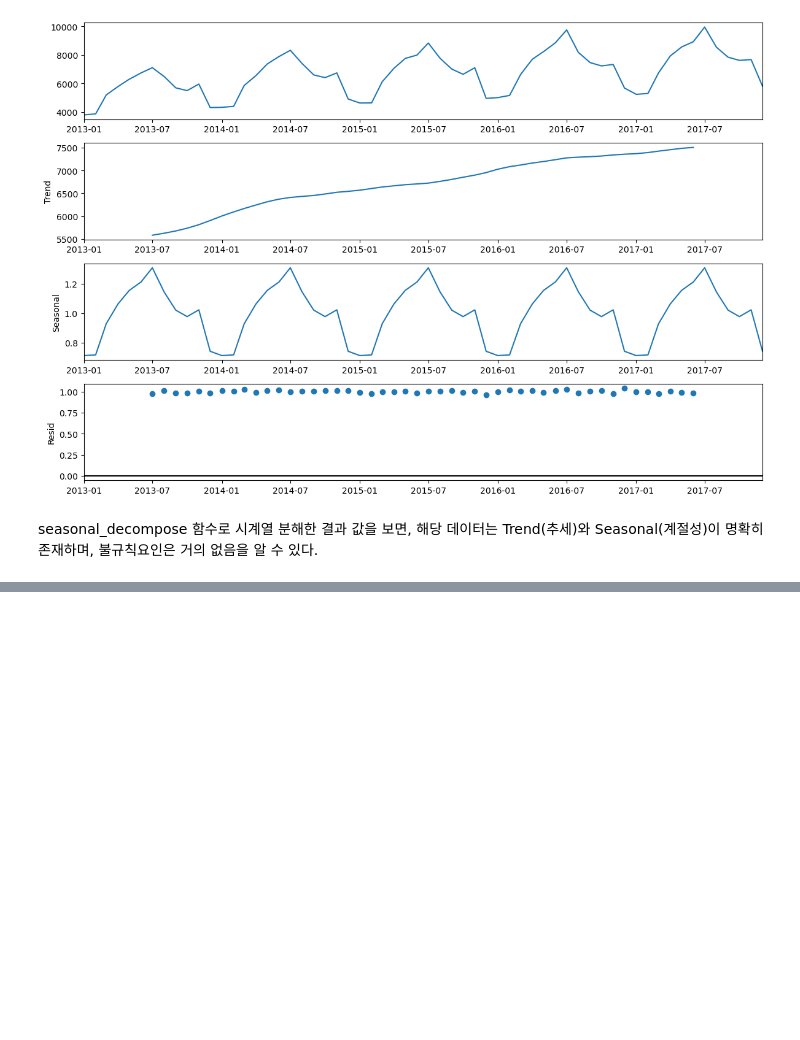
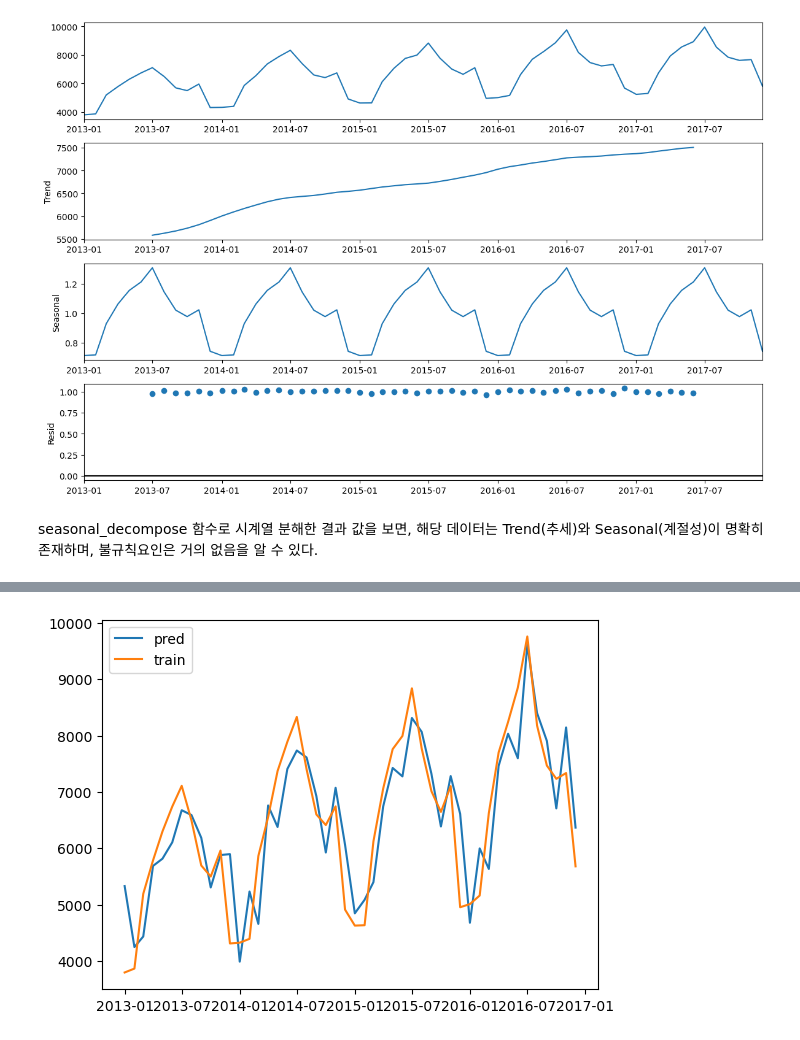
Before and after one commit to AhyunHeo/ADP, a Jupyter notebook: 7-7) TimeSeries Analysis.ipynb, the cells around one changed output, grey strips where cells are left out. Saved outputs shown, nothing was run; the diff lists cells and outputs as text; code cells hidden in the pictures; blank space fills up the shorter version.

```diff
--- a/7-7) TimeSeries Analysis.ipynb
+++ b/7-7) TimeSeries Analysis.ipynb
@@ -94,0 +193,6 @@ print('p-value : {}'.format(adf[1]))
+# %%
+from statsmodels.tsa.arima.model import ARIMA
+
+model = ARIMA(training, order=(2,0,2),trend='ct') # 앞서 사용한 파라미터를 이용
+res = model.fit()
+res.summary()
@@ -94,0 +229,7 @@ print('p-value : {}'.format(adf[1]))
+# %%
+plt.plot(res.predict(), label="pred")
+plt.plot(training, label="train")
+plt.legend()
+plt.show()
+# %% [output]
+[figure, added]
```
Also changed, not shown: parts of 38 cells of this notebook, 1 other file.
